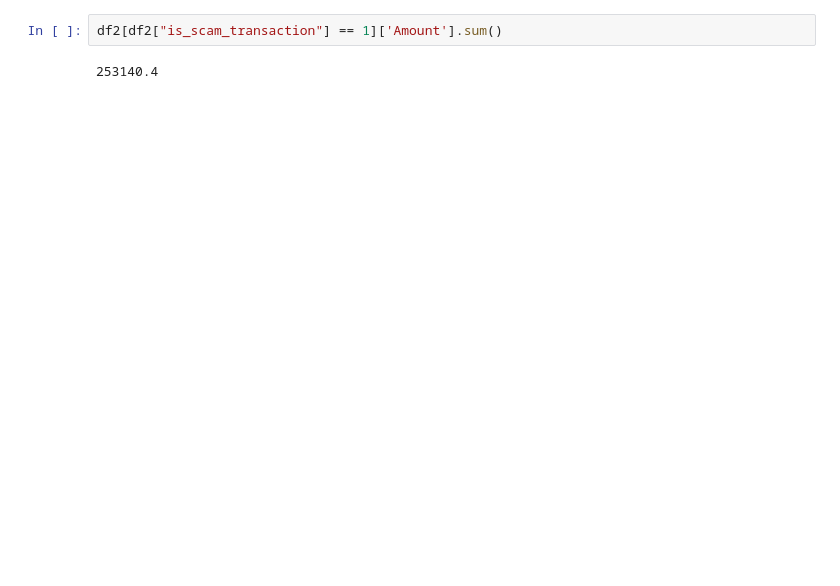
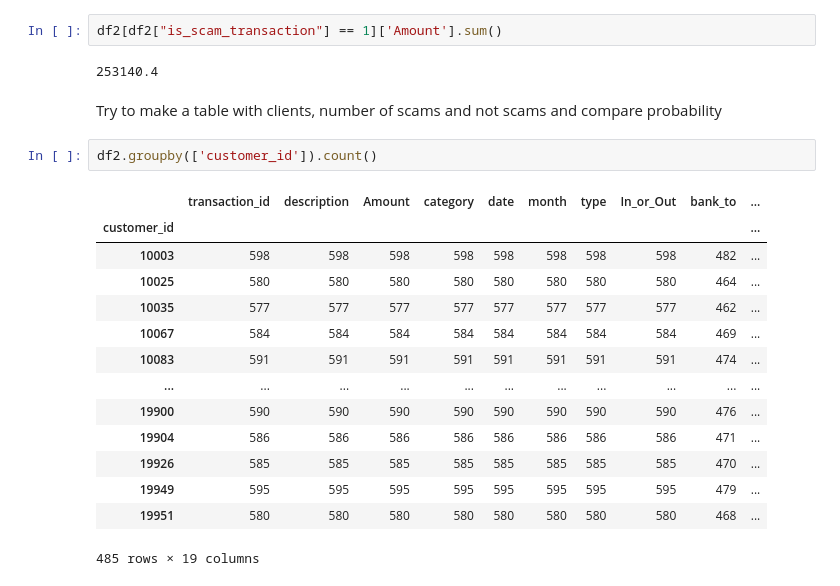
Before and after one commit to nicolastalia/mmcs_final, a Jupyter notebook: data_visualization.ipynb, the cells around one changed output. Cells and saved outputs as stored; diff of their text form; blank space fills up the shorter version.

```diff
--- a/data_visualization.ipynb
+++ b/data_visualization.ipynb
@@ -67,3 +72,22 @@ df2[df2["is_scam_transaction"] == 1]['Amount'].count()
 df2[df2["is_scam_transaction"] == 1]['Amount'].sum()
 # %% [output]
 253140.4
+# %% [markdown]
+Try to make a table with clients, number of scams and not scams and compare probability
+# %%
+df2.groupby(['customer_id']).count()
+# %% [output]
+|  | transaction_id | description | Amount | category | date | month | type | In_or_Out | bank_to | ... |
+| customer_id |  |  |  |  |  |  |  |  |  | ... |
+| 10003 | 598 | 598 | 598 | 598 | 598 | 598 | 598 | 598 | 482 | ... |
+| 10025 | 580 | 580 | 580 | 580 | 580 | 580 | 580 | 580 | 464 | ... |
+| 10035 | 577 | 577 | 577 | 577 | 577 | 577 | 577 | 577 | 462 | ... |
+| 10067 | 584 | 584 | 584 | 584 | 584 | 584 | 584 | 584 | 469 | ... |
+| 10083 | 591 | 591 | 591 | 591 | 591 | 591 | 591 | 591 | 474 | ... |
+| ... | ... | ... | ... | ... | ... | ... | ... | ... | ... | ... |
+| 19900 | 590 | 590 | 590 | 590 | 590 | 590 | 590 | 590 | 476 | ... |
+| 19904 | 586 | 586 | 586 | 586 | 586 | 586 | 586 | 586 | 471 | ... |
+| 19926 | 585 | 585 | 585 | 585 | 585 | 585 | 585 | 585 | 470 | ... |
+| 19949 | 595 | 595 | 595 | 595 | 595 | 595 | 595 | 595 | 479 | ... |
+| 19951 | 580 | 580 | 580 | 580 | 580 | 580 | 580 | 580 | 468 | ... |
+485 rows × 19 columns
```
Also changed, not shown: parts of 7 cells of this notebook.
